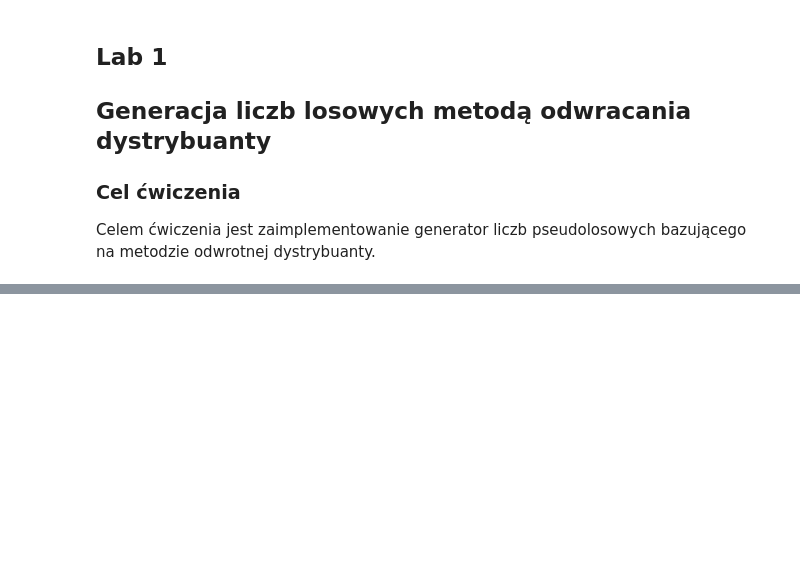
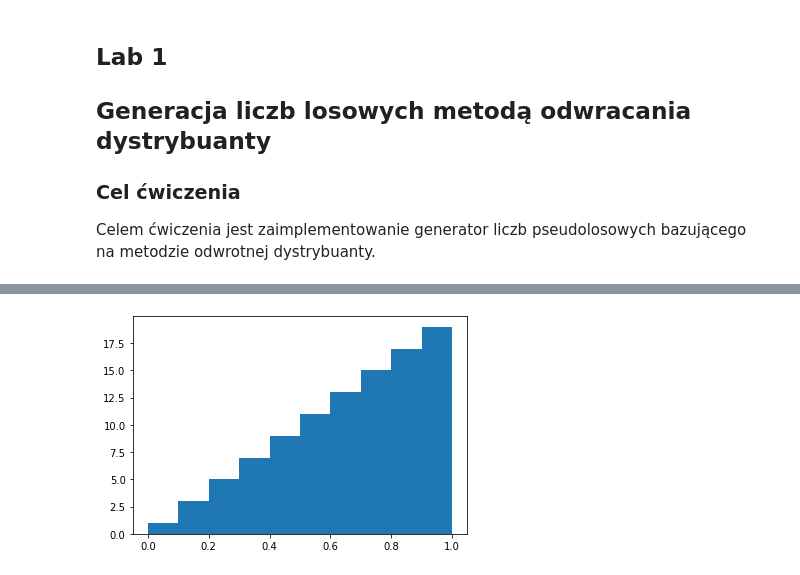
Before and after one commit to John15321/iims, a Jupyter notebook: lab0.ipynb, the cells around one changed output, grey strips where cells are left out. Cells and saved outputs as stored; diff of their text form; code cells hidden in the pictures; blank space fills up the shorter version.

```diff
--- a/lab0.ipynb
+++ b/lab0.ipynb
@@ -218,0 +249,7 @@ plt.show()
+# %%
+plt.hist(x**0.5, label="Histogram")
+plt.plot()
+
+plt.show()
+# %% [output]
+[figure, added]
```
Also changed, not shown: parts of 3 cells of this notebook.
